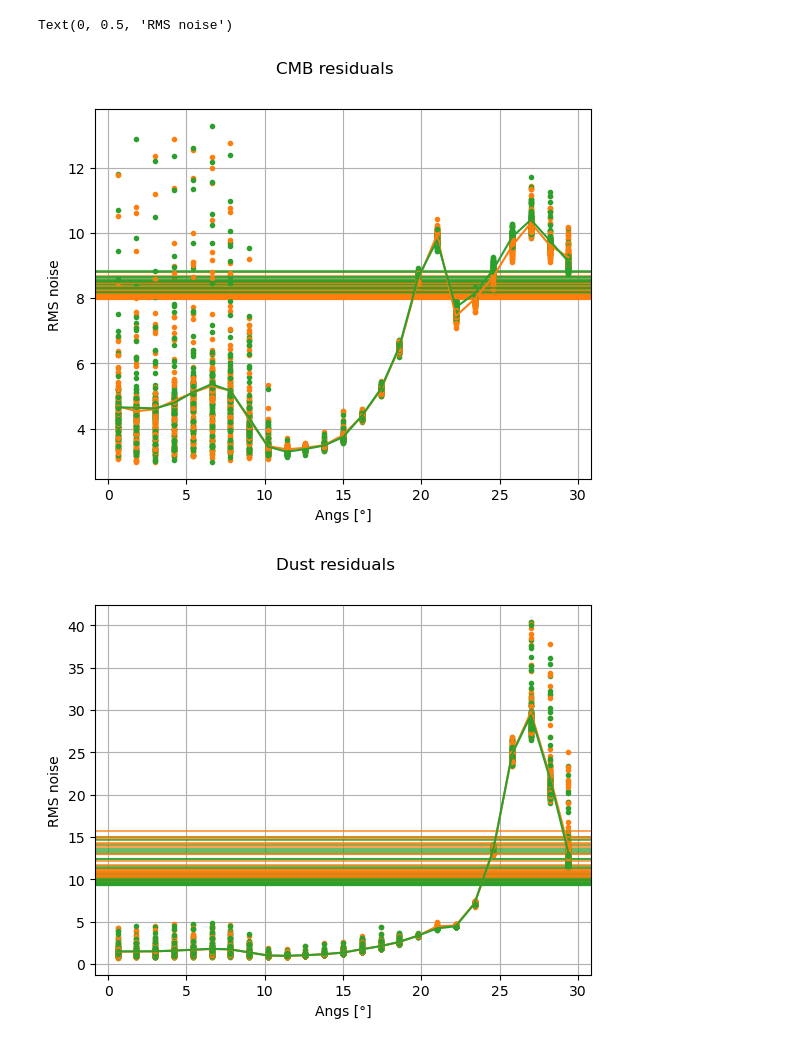
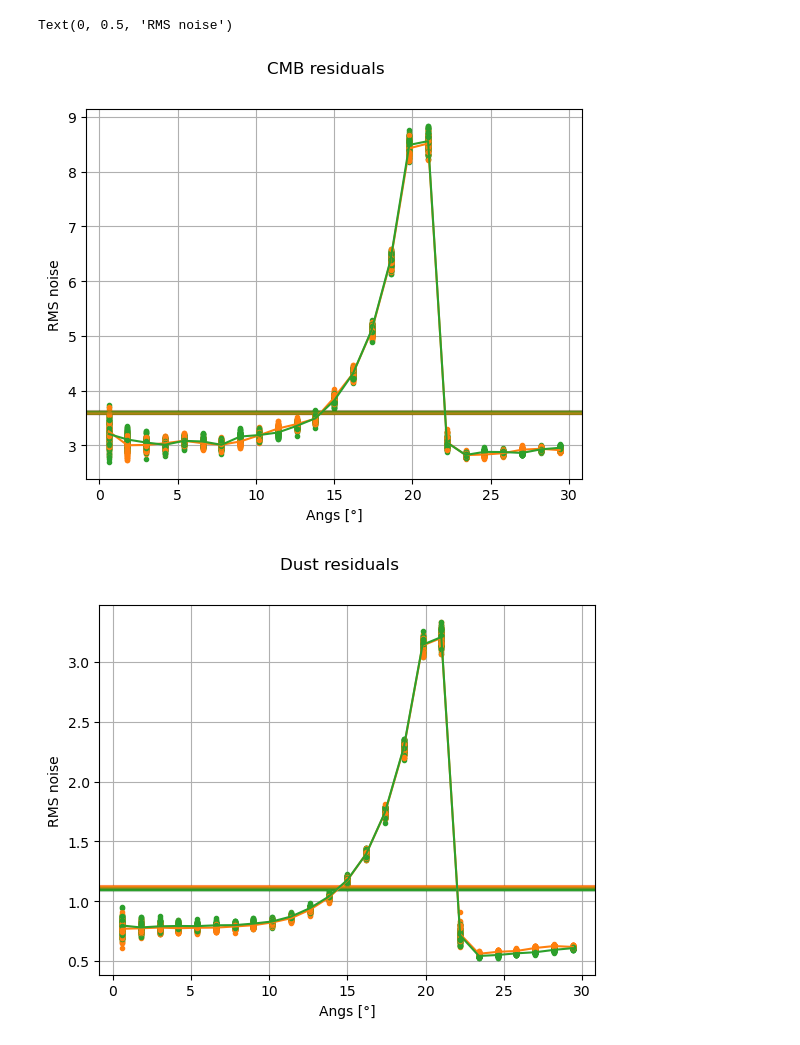
Before and after one commit to mathias77515/CMM-Pipeline, a Jupyter notebook: noise_analysis.ipynb, the cells around one changed output. Drawn from its saved outputs; the diff is of its cells as text; code cells hidden in the pictures.

Commit message:
noise analysis

```diff
--- a/noise_analysis.ipynb
+++ b/noise_analysis.ipynb
@@ -11,10 +11,10 @@ from qubic import AnalysisMC as amc
 from qubic import QubicSkySim as qss
 from pysimulators.interfaces.healpy import HealpixConvolutionGaussianOperator
 
-thedir = '/home/nahue-ofi/heavy-data/cmb_d0_30_44_70_planck_parametric_d0_two'
+# thedir = '/home/nahue-ofi/heavy-data/cmb_d0_30_44_70_planck_parametric_d0_two'
 # thedir = '/home/nahue-ofi/heavy-data/cmb_d0_100_143_planck_parametric_d0_two'
 # thedir = '/home/nahue-ofi/heavy-data/cmb_d0_217_353_planck_parametric_d0_two'
-# thedir = '/home/nahue-ofi/heavy-data/cmb_d0_fullHFI_planck_parametric_d0_two'
+thedir = '/home/nahue-ofi/heavy-data/cmb_d0_fullHFI_planck_parametric_d0_two'
 # thedir = '/home/nahue-ofi/heavy-data/realistic_in_cmb_d1_s0_out_cmb_d1_parametric_d1_two'
 # thedir = '/home/nahue-ofi/heavy-data/forecast_inCMBDustSync_outCMBDustSync_advancedparametric_d0_two'
 
@@ -119,41 +119,41 @@ for i,map_file in enumerate(realizations):
     dQ_dust[i,:] = noise_angular_rings[1,2]
     dU_dust[i,:] = noise_angular_rings[1,3]
 
-    dQ_cmb_int[i] = noise_angular_circles[0,5]
-    dU_cmb_int[i] = noise_angular_circles[0,6]
-    dQ_dust_int[i] = noise_angular_circles[1,5]
-    dU_dust_int[i] = noise_angular_circles[1,6]
+    dQ_cmb_int[i] = noise_angular_circles[0,5][0]
+    dU_cmb_int[i] = noise_angular_circles[0,6][0]
+    dQ_dust_int[i] = noise_angular_circles[1,5][0]
+    dU_dust_int[i] = noise_angular_circles[1,6][0]
 # %%
 plt.figure()
 for i in range(len(realizations)):
     # plt.plot(angs_cmb[i,:],dI_cmb[i,:],'.',c='C0')
     plt.plot(angs_cmb[i,:],dQ_cmb[i,:],'.',c='C1')
     plt.plot(angs_cmb[i,:],dU_cmb[i,:],'.',c='C2')
-    plt.axhline(dQ_cmb_int[i],c='C1', alpha = 0.7)
-    plt.axhline(dU_cmb_int[i],c='C2', alpha = 0.7)
+    plt.axhline(dQ_cmb_int[i],c='C1', alpha = 0.1)
+    plt.axhline(dU_cmb_int[i],c='C2', alpha = 0.1)
 # plt.plot(angs_cmb[0,:],np.mean(dI_cmb,axis=0),c='C0')
 plt.plot(angs_cmb[0,:],np.mean(dQ_cmb,axis=0),c='C1')
 plt.plot(angs_cmb[0,:],np.mean(dU_cmb,axis=0),c='C2')
 plt.suptitle('CMB residuals')
 plt.grid()
 plt.xlabel('Angs [°]')
 plt.ylabel('RMS noise')
 
 plt.figure()
 for i in range(len(realizations)):
     # plt.plot(angs_dust[i,:],dI_dust[i,:],'.',c='C0')
     plt.plot(angs_dust[i,:],dQ_dust[i,:],'.',c='C1')
     plt.plot(angs_dust[i,:],dU_dust[i,:],'.',c='C2')
-    plt.axhline(dQ_dust_int[i],c='C1', alpha = 0.7)
-    plt.axhline(dU_dust_int[i],c='C2', alpha = 0.7)
+    plt.axhline(dQ_dust_int[i],c='C1', alpha = 0.1)
+    plt.axhline(dU_dust_int[i],c='C2', alpha = 0.1)
 # plt.plot(angs_dust[0,:],np.mean(dI_dust,axis=0),c='C0')
 plt.plot(angs_dust[0,:],np.mean(dQ_dust,axis=0),c='C1')
 plt.plot(angs_dust[0,:],np.mean(dU_dust,axis=0),c='C2')
 plt.suptitle('Dust residuals')
 plt.grid()
 plt.xlabel('Angs [°]')
 plt.ylabel('RMS noise')
 # %% [output]
 Text(0, 0.5, 'RMS noise')
-[figure, old version]
+[figure, new version]
-[figure, old version]
+[figure, new version]
```
Also changed, not shown: parts of 1 cell of this notebook.
